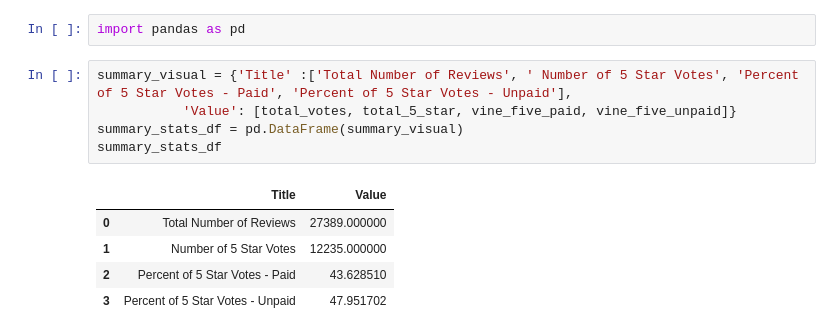
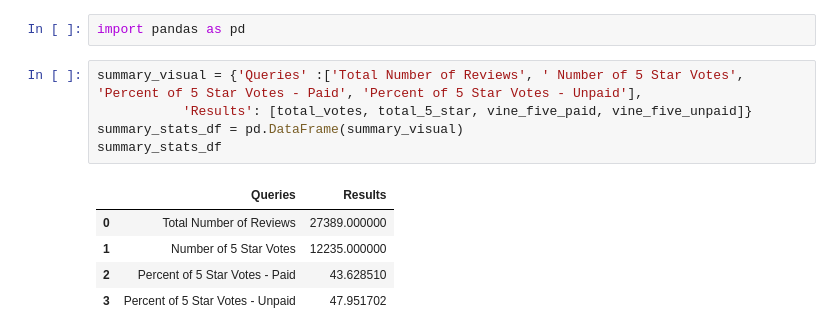
Before and after one commit to acorrales650/Amazon_Vine_Analysis, a Jupyter notebook: Vine_Review_Analysis.ipynb, the cells around one changed output. Cells and saved outputs as stored; diff of their text form.

```diff
--- a/Vine_Review_Analysis.ipynb
+++ b/Vine_Review_Analysis.ipynb
@@ -207,12 +207,12 @@ vine_five_unpaid
 # %%
 import pandas as pd
 # %%
-summary_visual = {'Title' :['Total Number of Reviews', ' Number of 5 Star Votes', 'Percent of 5 Star Votes - Paid', 'Percent of 5 Star Votes - Unpaid'],
-           'Value': [total_votes, total_5_star, vine_five_paid, vine_five_unpaid]}
+summary_visual = {'Queries' :['Total Number of Reviews', ' Number of 5 Star Votes', 'Percent of 5 Star Votes - Paid', 'Percent of 5 Star Votes - Unpaid'],
+           'Results': [total_votes, total_5_star, vine_five_paid, vine_five_unpaid]}
 summary_stats_df = pd.DataFrame(summary_visual)
 summary_stats_df
 # %% [output]
-|  | Title | Value |
+|  | Queries | Results |
 | 0 | Total Number of Reviews | 27389.000000 |
 | 1 | Number of 5 Star Votes | 12235.000000 |
 | 2 | Percent of 5 Star Votes - Paid | 43.628510 |
```
Also changed, not shown: parts of 2 cells of this notebook.
